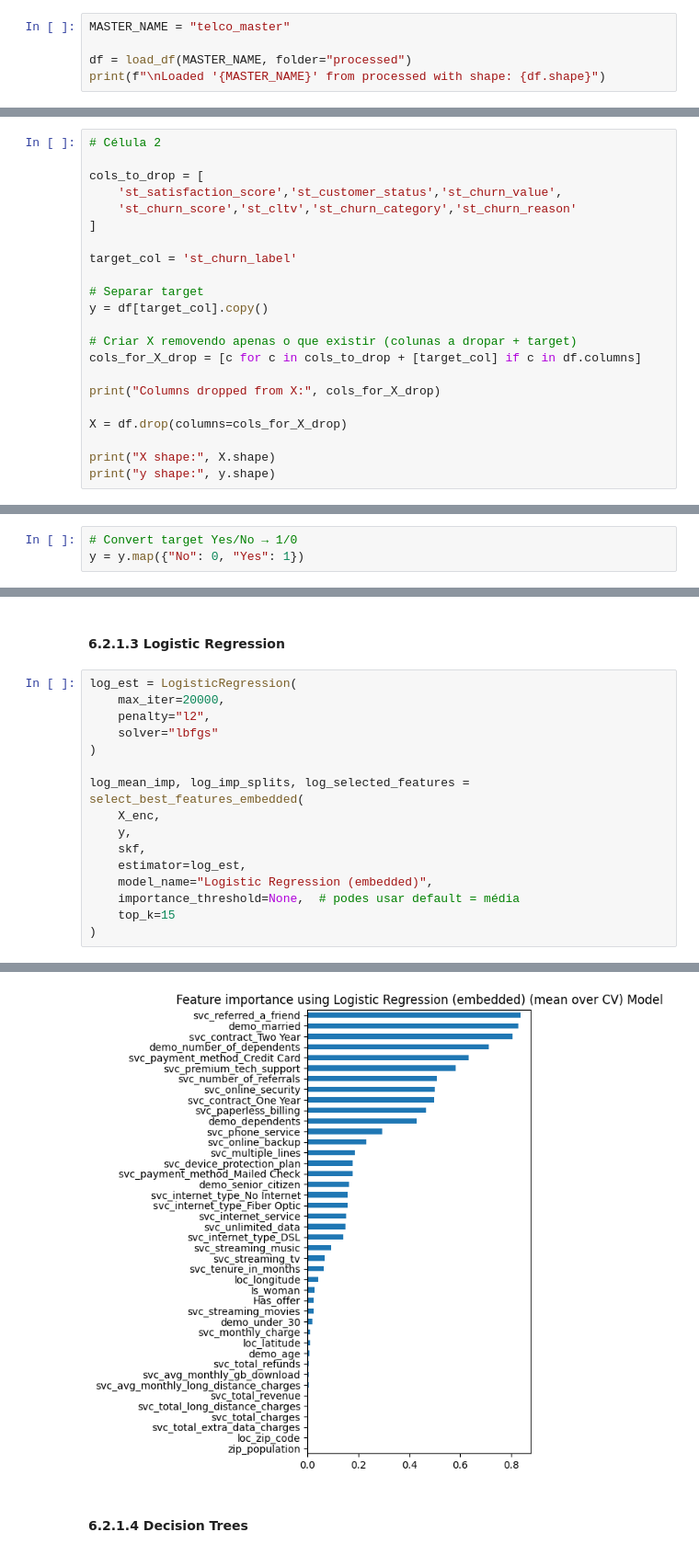
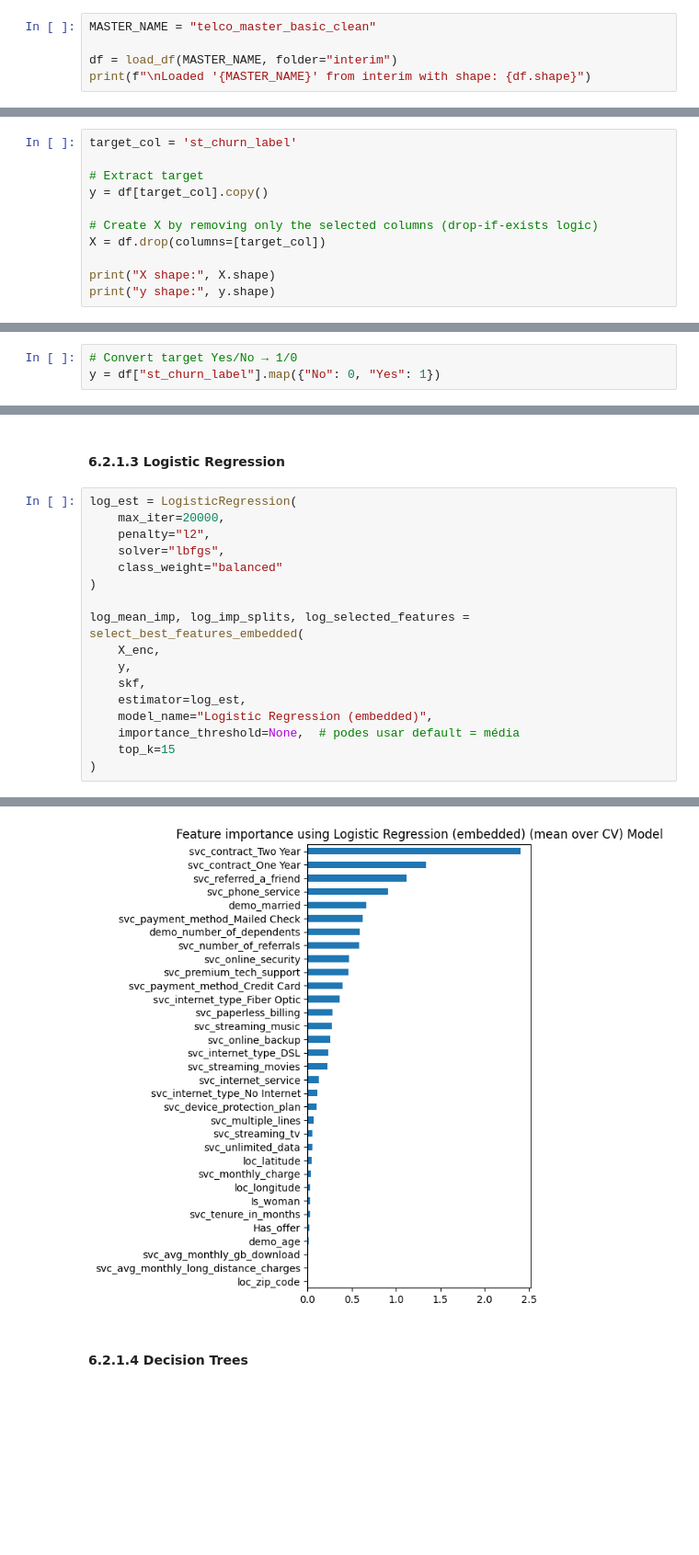
Before and after one commit to sergiopatinha/EnterpriseDataScienceBootcamp_workgroup, a Jupyter notebook: notebooks/03_data_preparation.ipynb, the cells around one changed output, grey strips where cells are left out. Shown at 92% size. Saved outputs shown, nothing was run; the diff lists cells and outputs as text; blank space fills up the shorter version.

```diff
--- a/notebooks/03_data_preparation.ipynb
+++ b/notebooks/03_data_preparation.ipynb
@@ -53,8 +53,8 @@ from sklearn.metrics import make_scorer, f1_score
 from sklearn.base import clone
 import os
 # %%
-MASTER_NAME = "telco_master"
+MASTER_NAME = "telco_master_basic_clean"
 
-df = load_df(MASTER_NAME, folder="processed")
-print(f"\nLoaded '{MASTER_NAME}' from processed with shape: {df.shape}")
+df = load_df(MASTER_NAME, folder="interim")
+print(f"\nLoaded '{MASTER_NAME}' from interim with shape: {df.shape}")
 # %% [output]
@@ -64,24 +64,13 @@ Loaded 'telco_master' from processed with shape: (7043, 56)
 # %% [markdown]
 # **2: Data Separation: Hold-Out Method**
 # %%
-# Célula 2
-
-cols_to_drop = [
-    'st_satisfaction_score','st_customer_status','st_churn_value',
-    'st_churn_score','st_cltv','st_churn_category','st_churn_reason'
-]
-
 target_col = 'st_churn_label'
 
-# Separar target
+# Extract target
 y = df[target_col].copy()
 
-# Criar X removendo apenas o que existir (colunas a dropar + target)
-cols_for_X_drop = [c for c in cols_to_drop + [target_col] if c in df.columns]
-
-print("Columns dropped from X:", cols_for_X_drop)
-
-X = df.drop(columns=cols_for_X_drop)
+# Create X by removing only the selected columns (drop-if-exists logic)
+X = df.drop(columns=[target_col])
 
 print("X shape:", X.shape)
 print("y shape:", y.shape)
@@ -191,7 +179,7 @@ Name: count, dtype: int64
 ## **4.2: Encoding target variable**
 # %%
 # Convert target Yes/No → 1/0
-y = y.map({"No": 0, "Yes": 1})
+y = df["st_churn_label"].map({"No": 0, "Yes": 1})
 # %% [markdown]
 ## **4.3: Binning**
 # %%
@@ -1583,7 +1544,8 @@ Selected features (Random Forest (embedded)):
 log_est = LogisticRegression(
     max_iter=20000,
     penalty="l2",
-    solver="lbfgs"
+    solver="lbfgs",
+    class_weight="balanced"
 )
 
 log_mean_imp, log_imp_splits, log_selected_features = select_best_features_embedded(
@@ -1633,4 +1595,4 @@ Selected features (Logistic Regression (embedded)):
-[figure, old version]
+[figure, new version]
 # %% [markdown]
 #### **6.2.1.4 Decision Trees**
 # %%
```
Also changed, not shown: parts of 40 cells of this notebook.
